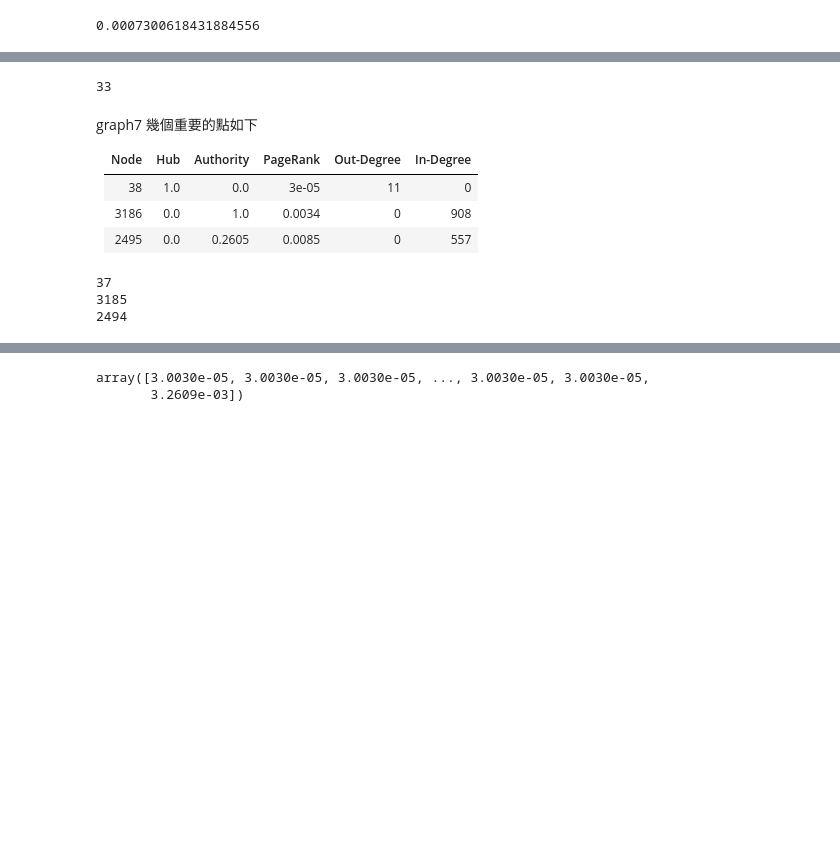
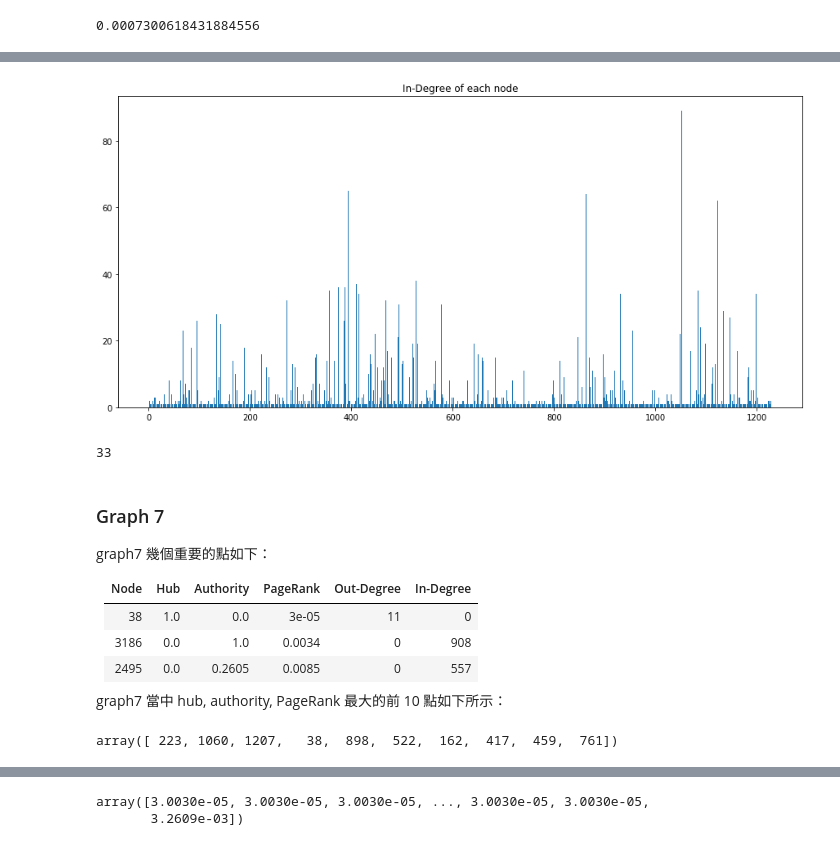
Before and after one commit to kevin110604/DM_link-analysis, a Jupyter notebook: project3.ipynb, the cells around one changed output, grey strips where cells are left out. Saved outputs shown, nothing was run; the diff lists cells and outputs as text; code cells hidden in the pictures; blank space fills up the shorter version.

```diff
--- a/project3.ipynb
+++ b/project3.ipynb
@@ -734,3 +799,10 @@ _, _, ppp, ccc = GetTop10(graph6)
+# %%
+plt.figure(figsize=(15, 7))
+plt.bar(node_list, ppp)
+plt.title('In-Degree of each node')
+plt.show()
+# %% [output]
+[figure, added]
 # %%
 tmp_d = { i : c for i, c in zip(range(len(ppp)), ppp) }
 # %%
@@ -740,19 +812,19 @@ tmp_d[1051]
 # %% [output]
 33
 # %% [markdown]
-graph7 幾個重要的點如下
+### Graph 7
+graph7 幾個重要的點如下：
 
 | Node| Hub | Authority | PageRank | Out-Degree| In-Degree|
 | --- | --- | --------- | -------- | --------- | -------- |
 | 38  | 1.0 | 0.0       | 3e-05    | 11        | 0
 | 3186| 0.0 | 1.0       | 0.0034   | 0 | 908
 | 2495| 0.0 | 0.2605    | 0.0085   | 0 | 557
+
+
+graph7 當中 hub, authority, PageRank 最大的前 10 點如下所示：
 # %%
 authority, hub = HubsAuthorities(graph7)
-print(np.argmax(hub))
-print(np.argmax(authority))
-print(np.argmax(PageRank(graph7)))
+np.argsort(-hub)[:10] + 1
 # %% [output]
-37
-3185
-2494
+array([ 223, 1060, 1207,   38,  898,  522,  162,  417,  459,  761])
```
Also changed, not shown: parts of 37 cells of this notebook.
